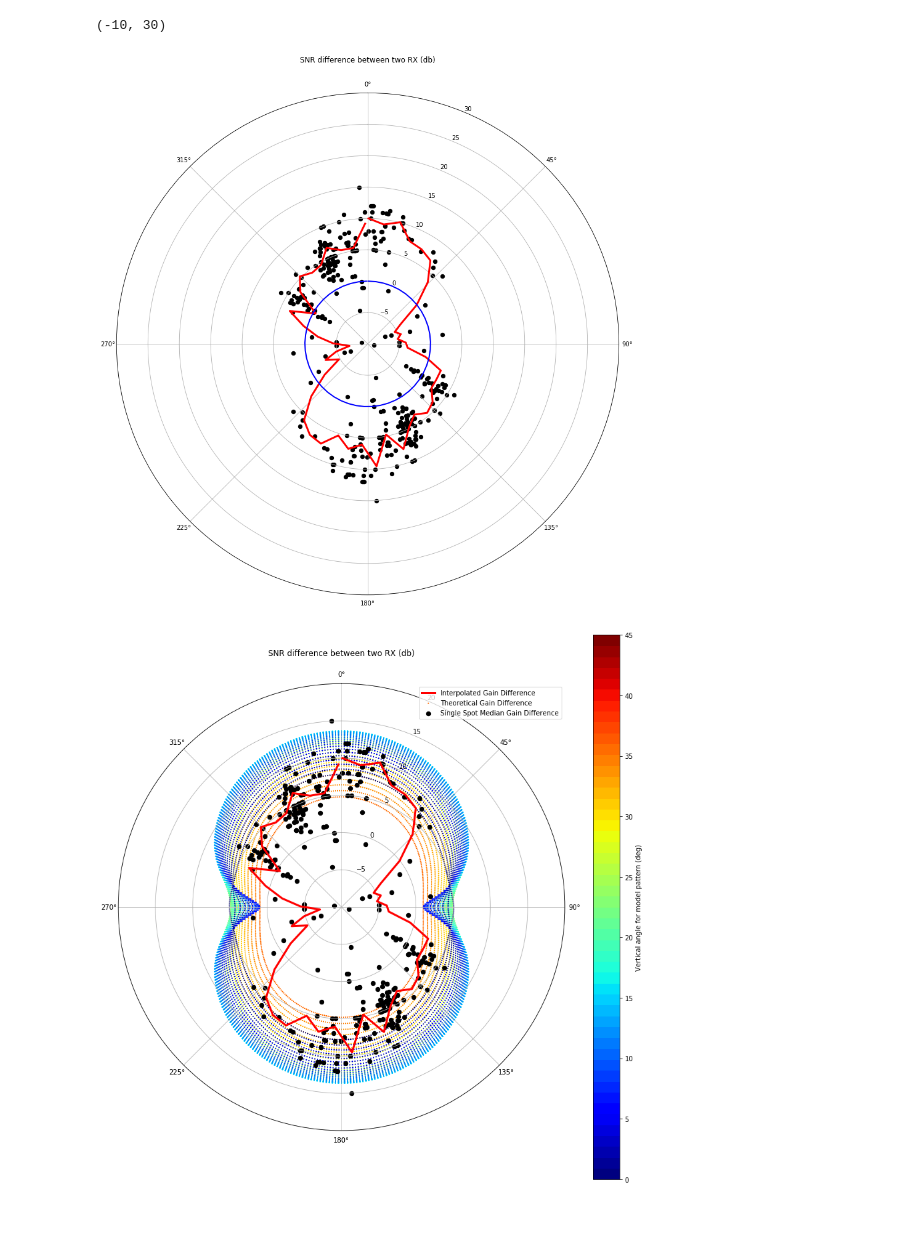
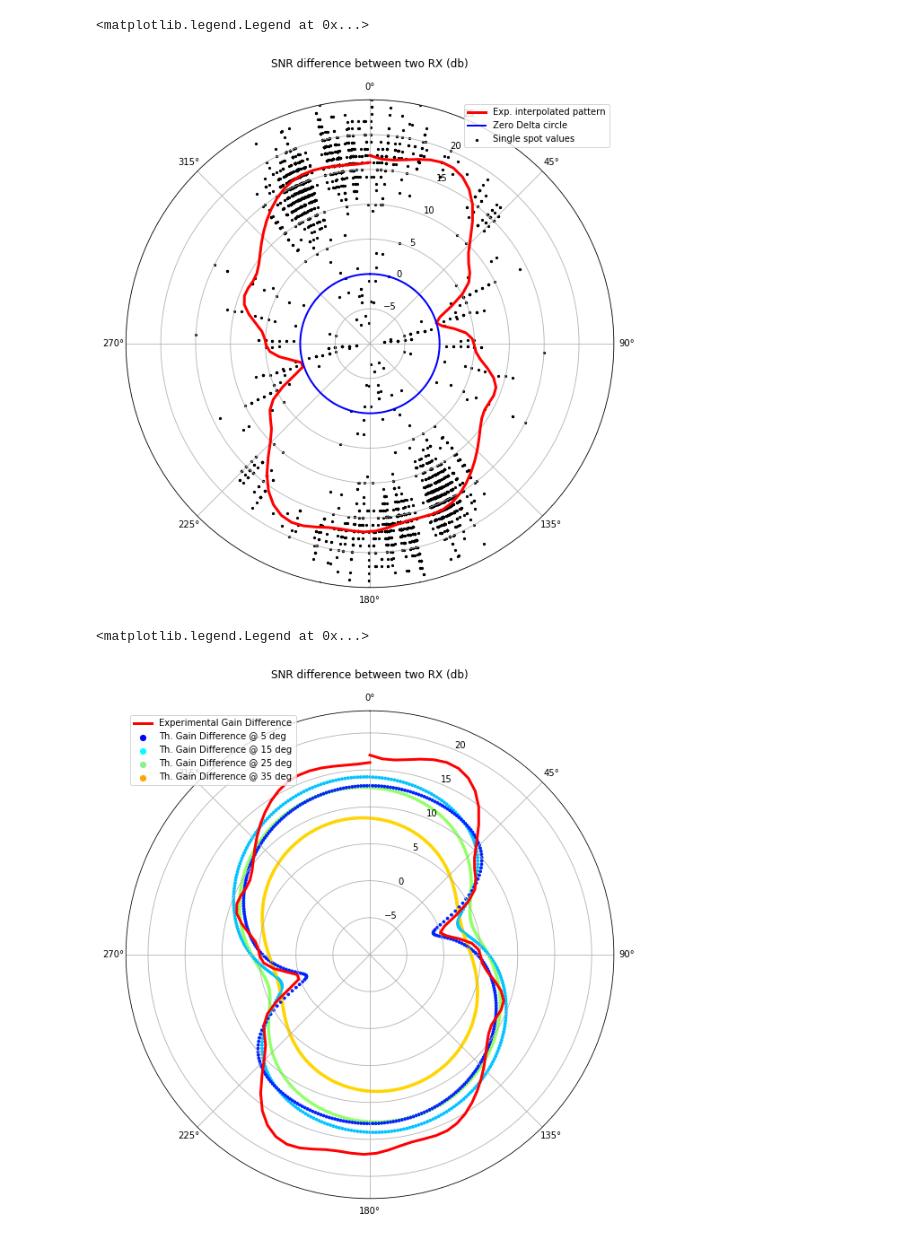
Before and after one commit to iu3qez/APET, a Jupyter notebook: WSPR_Antenna_Pattern.ipynb, the cells around one changed output. Drawn from its saved outputs; the diff is of its cells as text; code cells hidden in the pictures.

```diff
--- a/WSPR_Antenna_Pattern.ipynb
+++ b/WSPR_Antenna_Pattern.ipynb
@@ -444,5 +466,5 @@ common_ts_bycall = data_by_callsign_common(data_bycallsign_dict, reporter_list)
 # %%
 # create a dictionary of sorted DELTA SNR timeseries with [call] as key
 
-deltasnr_dict = get_deltasnr_bycall(callsign_sorted_byspots, data_bycallsign_dict, timestamp_start, timestamp_stop, antenna_rotation_time, reporter_list, common_ts_bycall, rx_offset, topn=-1, plot_flag=True, country=True)
+deltasnr_dict = get_deltasnr_bycall(callsign_sorted_byspots, data_bycallsign_dict, timestamp_start, timestamp_stop, antenna_rotation_time, reporter_list, common_ts_bycall, rx_offset, topn=-1, plot_flag=True, country=False)
 # %% [output]
@@ -483,9 +505,10 @@ cmap = plt.get_cmap('jet',max_dist)
 az_complete_list = []
 deltasnr_complete_list = []
 deltasnr_median_list = []
+distance_complete_list = []
 distance_list = []
 
-fig = plt.figure(figsize=(15,15))
+fig = plt.figure(figsize=(10,10))
 ax = fig.add_subplot(111, projection='polar')
 for call in deltasnr_dict:
     cdist = data_bycallsign_dict[call][reporter_list[0]][0][-1]
@@ -504,6 +527,7 @@ for call in deltasnr_dict:
         for az, deltasnr in zip(az_list1, deltasnr_list1):
             az_complete_list.append(az)
             deltasnr_complete_list.append(deltasnr)
+            distance_complete_list.append(cdist)
     #if len(az_list2):
     #    for az, deltasnr in zip(az_list2, deltasnr_list2):
     #        az_complete_list.append(az)
@@ -511,6 +535,8 @@ for call in deltasnr_dict:
 
     angle = haversine(*loc2coords(reporter_loc), *coord_dict[call] )[1]/360.*2*pi
     delta_snr = np.median(deltasnr_list1)
+    #delta_snr = np.mean(deltasnr_list1)
+
     deltasnr_median_list.append((angle, delta_snr))
     plt.scatter(az_list1, deltasnr_list1, s=1, color=cmap(int(cdist)))
     plt.scatter(az_list1, [np.median(deltasnr_list1) for _ in az_list1], color=cmap(int(cdist))) #, yerr=[0.0*np.var(deltasnr_list1)  for _ in az_list1], fmt='o')
@@ -524,9 +550,6 @@ plt.title("Polar Plot of the Delta SNR in dB")
 norm = mpl.colors.Normalize(vmin=0,vmax=max_dist)
 sm = plt.cm.ScalarMappable(cmap=cmap, norm=norm)
 sm.set_array([])
-cbar = plt.colorbar(sm)
+cbar = plt.colorbar(sm,fraction=0.036, pad=0.05)
 cbar.set_label('Distance (km)')
-
-#az_complete_list = [a for a in el for el in az_complete_list]
-#deltasnr_complete_list = [a for a in el for el in deltasnr_complete_list]
 # %% [output]
@@ -574,18 +599,19 @@ legend()
 # Now let's finally plot the polar graph with the real SNR deltas and their interpolation
 # Moreover, we plot the angular distance distribution of the spots
 
-fig = plt.figure(figsize=(15,15))
+fig = plt.figure(figsize=(10,10))
 ax = fig.add_subplot(111, projection='polar')
-c = ax.plot(x0, f(x0), c='r', linewidth=3)
-c0 = ax.plot(x0, y0, c='b', linewidth=2)
-c2 = ax.scatter(x, y, c='k', s=40)
+c = ax.plot(x_sm, f(x_sm), c='r', linewidth=3, label="Exp. interpolated pattern")
+c0 = ax.plot(x_sm, y0, c='b', linewidth=2, label="Zero Delta circle")
+c2 = ax.scatter(x, y, c='k', s=5, label="Single spot values")
 
 ax.set_title("SNR difference between two RX (db)", va='bottom')
 
 ax.set_theta_zero_location('N', offset=0)
 ax.set_theta_direction(-1)
-ax.set_rlim(-10,30)
+ax.set_rlim(-10,25)
 
+plt.legend()
 #fig = plt.figure(figsize=(15,15))
 #ax = fig.add_subplot(111, projection='polar')
 #ax.set_title("Distance distribution of the received stations (km)", va='bottom')
@@ -596,16 +622,19 @@ ax.set_rlim(-10,30)
 #ax.set_theta_zero_location('N', offset=0)
 #ax.set_theta_direction(-1)
 # %% [output]
-(-10, 30)
+<matplotlib.legend.Legend at 0x...>
-[figure, old version]
+[figure, new version]
 # %%
 # Load CSV gain patterns produced with MMANA
 
 fn_list = ["LazyH-16m.csv", "4cross_quads.csv"]
+angle_offset_list = [340.0, 325.0] # these are the relative rotation angles of each antenna with respect to North
+                                   # be sure to use POSITIVE rotations
 
 pattern_list_list = []
-for fn in fn_list:
-    header, pattern_list = read_pattern_data(fn)
+for angle_offset, fn in zip(angle_offset_list, fn_list):
+    header, pattern_list = read_pattern_data(fn, angle_offset)
+    pattern_list = sorted(pattern_list, key=lambda x: x[1], reverse = False)
     pattern_list_list.append(pattern_list)
 # %%
 # Save to CSV the difference pattern and create a data structure for it
@@ -630,45 +658,54 @@ with open(fn_out, "w") as fd:
 # Plot the Theoretical Gain Difference along with the interpolation and real data
 # The model gain is plotted at several vertical angles
 
-N_angles = 50
+markers = ('o', 'v', '^', '<', '>', '8', 's', 'p', '*', 'h', 'H', 'D', 'd', 'P', 'X')
+
+N_angles = 20
 N_km = 12000
 cmap = plt.get_cmap('jet', N_angles)
-cmap2 = plt.get_cmap('jet', N_km)
+#cmap2 = plt.get_cmap('jet', N_km)
 
 zen_min, zen_max = 0., 45 # select Zenith angle range for the theoretical pattern
+
+norm = mpl.colors.Normalize(vmin=zen_min,vmax=zen_max)
+sm = plt.cm.ScalarMappable(cmap=cmap, norm=norm)
+sm.set_array([])
+
 
 az_list = []
 zen_list = []
 gain_list = []
 for row in diff_pattern:
     zen = 90-row[0]
     az = row[1]
+    gain = row[2]
 
-    gain = row[2]
-    if zen_min <= zen <= zen_max:
+    if zen_min <= zen <= zen_max and not zen%10: # and zen in [ 10, 20, 25]:
         az_list.append(az/360.*2*pi)
         zen_list.append(zen/360.*2*pi)
 
         gain_list.append(gain)
 
-fig = plt.figure(figsize=(15,15))
+fig = plt.figure(figsize=(10,10))
 ax = fig.add_subplot(111, projection='polar')
-c2 = ax.scatter(az_list, gain_list, color=cmap(zen_list), s=1, label="Theoretical Gain Difference")
+c1 = ax.scatter(az_list, gain_list, color=cmap(zen_list), s=8)
+c2 = ax.scatter(-100, -100, color="blue", s=38, label="Th. Gain Difference @ 5 deg")
+c3 = ax.scatter(-100, -100, color="cyan", s=38, label="Th. Gain Difference @ 15 deg")
+c4 = ax.scatter(-100, -100, color="lightgreen", s=38, label="Th. Gain Difference @ 25 deg")
+c4 = ax.scatter(-100, -100, color="orange", s=38, label="Th. Gain Difference @ 35 deg")
 
-c = ax.plot(x0, f(x0), c='r', linewidth=3, label="Interpolated Gain Difference")
-c1 = ax.scatter(x, y, c="k", s=40, label="Single Spot Median Gain Difference")
+c = ax.plot(x_sm, f(x_sm), c='r', linewidth=3, label="Experimental Gain Difference")
+#c1 = ax.scatter(x, y, c="k", s=40, label="Single Spot Median Gain Difference")
 
 ax.set_title("SNR difference between two RX (db)", va='bottom')
 
 ax.set_theta_zero_location('N', offset=0)
 ax.set_theta_direction(-1)
-ax.set_rlim(-10,20)
+ax.set_rlim(-10,23)
 ax.legend()
 
-norm = mpl.colors.Normalize(vmin=0,vmax=45)
-sm = plt.cm.ScalarMappable(cmap=cmap, norm=norm)
-sm.set_array([])
-cbar = plt.colorbar(sm)
-cbar.set_label('Vertical angle for model pattern (deg)')
+#cbar = plt.colorbar(sm,fraction=0.036, pad=0.05)
+#cbar.set_label('Vertical angle for (delta) model pattern (deg)')
 # %% [output]
+<matplotlib.legend.Legend at 0x...>
-[figure, old version]
+[figure, new version]
```
Also changed, not shown: parts of 9 cells of this notebook, 2 other files.
